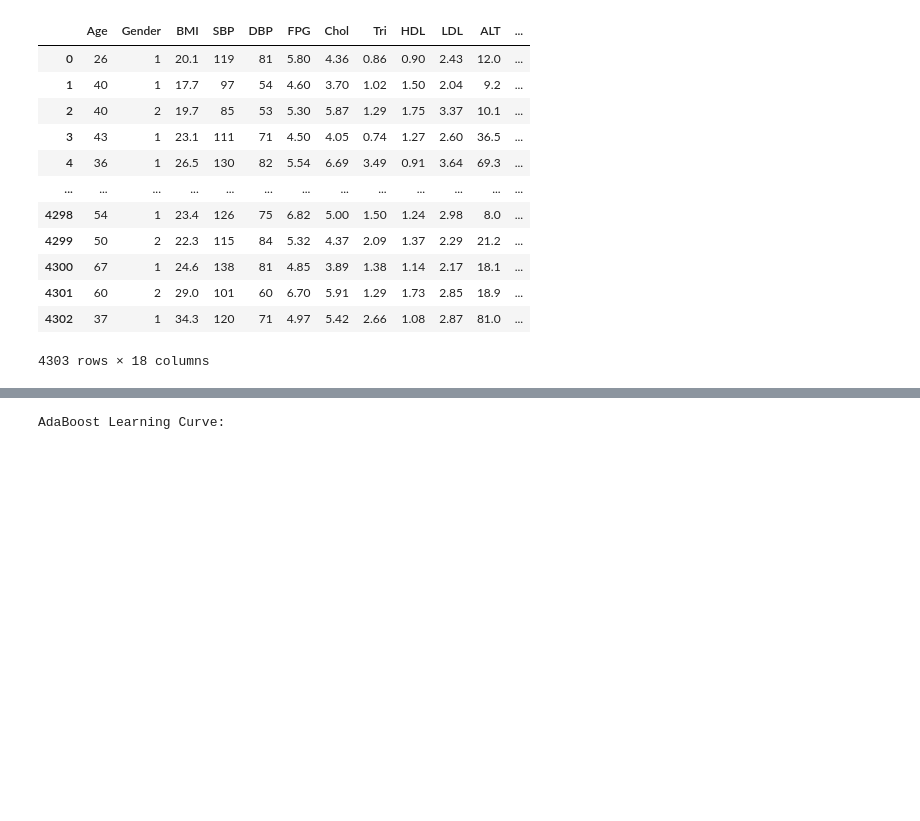
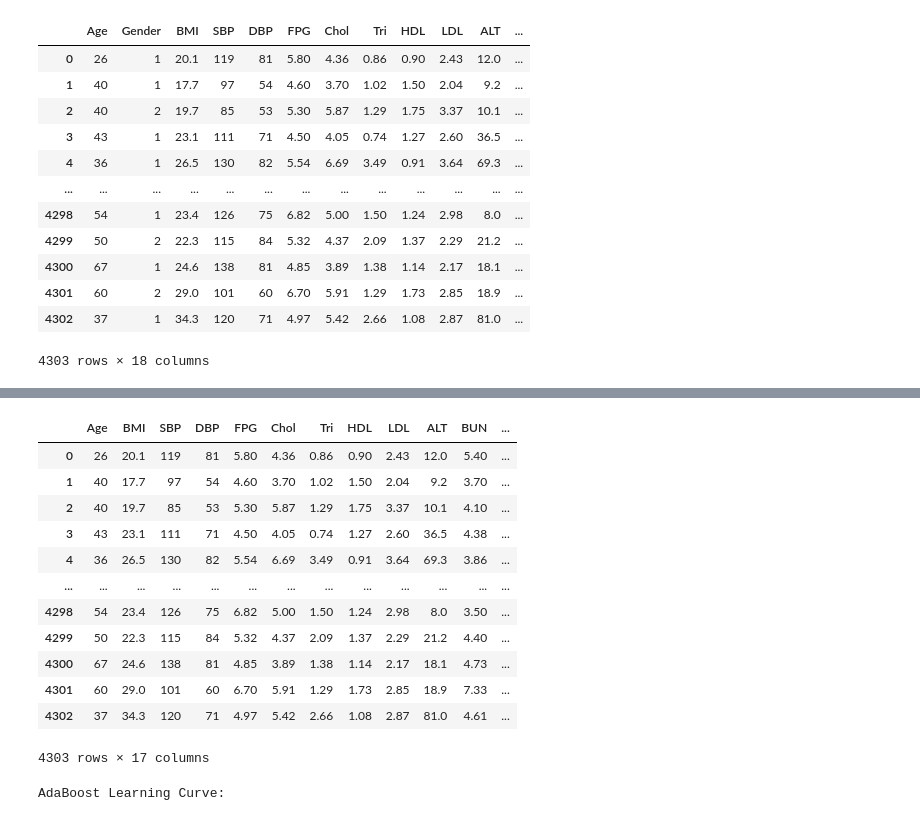
Before and after one commit to RickSanchezzz666/AD, a Jupyter notebook: Lab5/DM_practice_5.ipynb, the cells around one changed output, grey strips where cells are left out. Cells and saved outputs as stored; diff of their text form; code cells hidden in the pictures; blank space fills up the shorter version.

```diff
--- a/Lab5/DM_practice_5.ipynb
+++ b/Lab5/DM_practice_5.ipynb
@@ -183,3 +233,19 @@ new_diabetes_df
+# %%
+new_diabetes_df.drop("Gender", axis=1)
+# %% [output]
+|  | Age | BMI | SBP | DBP | FPG | Chol | Tri | HDL | LDL | ALT | BUN | ... |
+| 0 | 26 | 20.1 | 119 | 81 | 5.80 | 4.36 | 0.86 | 0.90 | 2.43 | 12.0 | 5.40 | ... |
+| 1 | 40 | 17.7 | 97 | 54 | 4.60 | 3.70 | 1.02 | 1.50 | 2.04 | 9.2 | 3.70 | ... |
+| 2 | 40 | 19.7 | 85 | 53 | 5.30 | 5.87 | 1.29 | 1.75 | 3.37 | 10.1 | 4.10 | ... |
+| 3 | 43 | 23.1 | 111 | 71 | 4.50 | 4.05 | 0.74 | 1.27 | 2.60 | 36.5 | 4.38 | ... |
+| 4 | 36 | 26.5 | 130 | 82 | 5.54 | 6.69 | 3.49 | 0.91 | 3.64 | 69.3 | 3.86 | ... |
+| ... | ... | ... | ... | ... | ... | ... | ... | ... | ... | ... | ... | ... |
+| 4298 | 54 | 23.4 | 126 | 75 | 6.82 | 5.00 | 1.50 | 1.24 | 2.98 | 8.0 | 3.50 | ... |
+| 4299 | 50 | 22.3 | 115 | 84 | 5.32 | 4.37 | 2.09 | 1.37 | 2.29 | 21.2 | 4.40 | ... |
+| 4300 | 67 | 24.6 | 138 | 81 | 4.85 | 3.89 | 1.38 | 1.14 | 2.17 | 18.1 | 4.73 | ... |
+| 4301 | 60 | 29.0 | 101 | 60 | 6.70 | 5.91 | 1.29 | 1.73 | 2.85 | 18.9 | 7.33 | ... |
+| 4302 | 37 | 34.3 | 120 | 71 | 4.97 | 5.42 | 2.66 | 1.08 | 2.87 | 81.0 | 4.61 | ... |
+4303 rows × 17 columns
 # %%
 scaler = StandardScaler()
 
```
Also changed, not shown: parts of 5 cells of this notebook.
